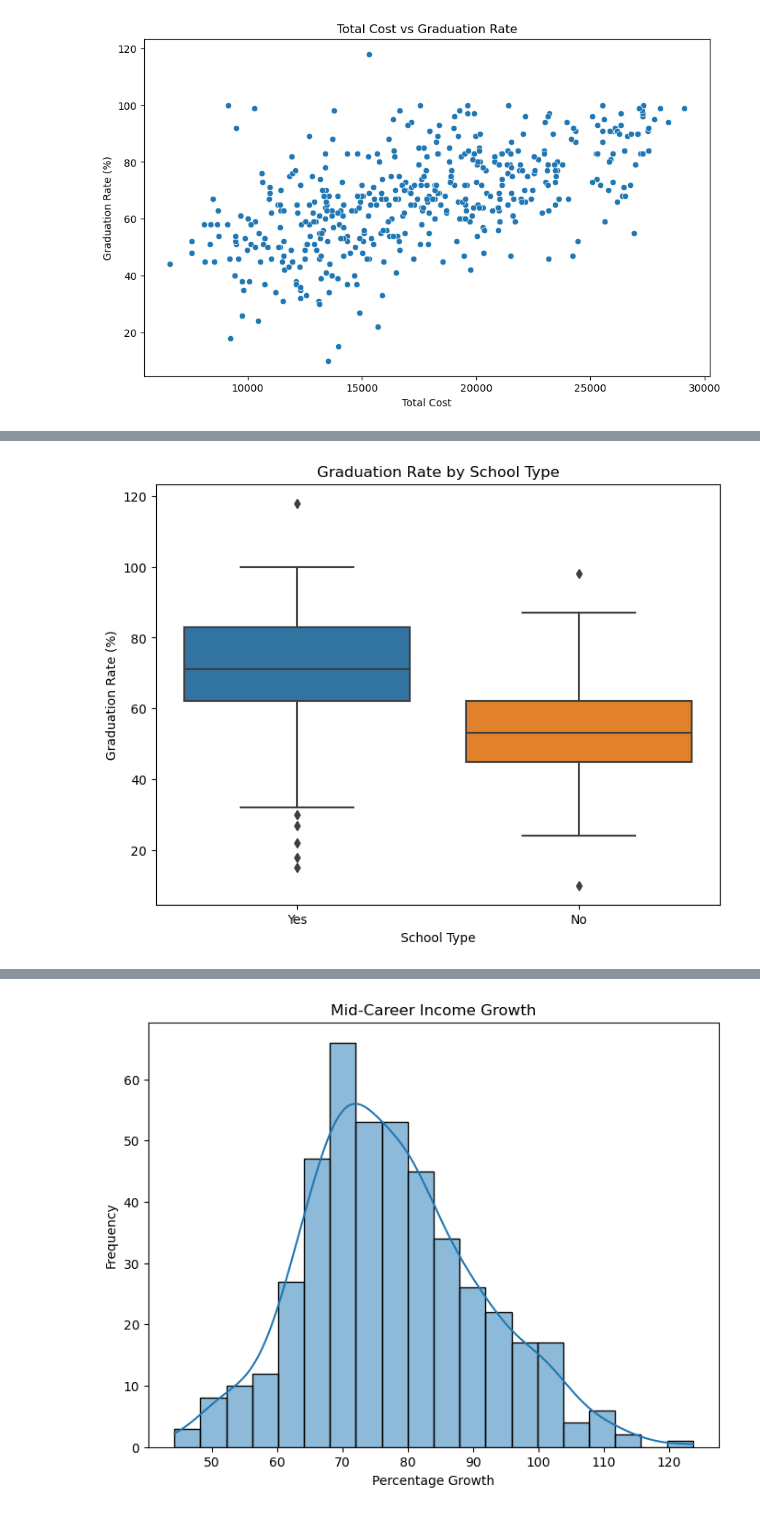
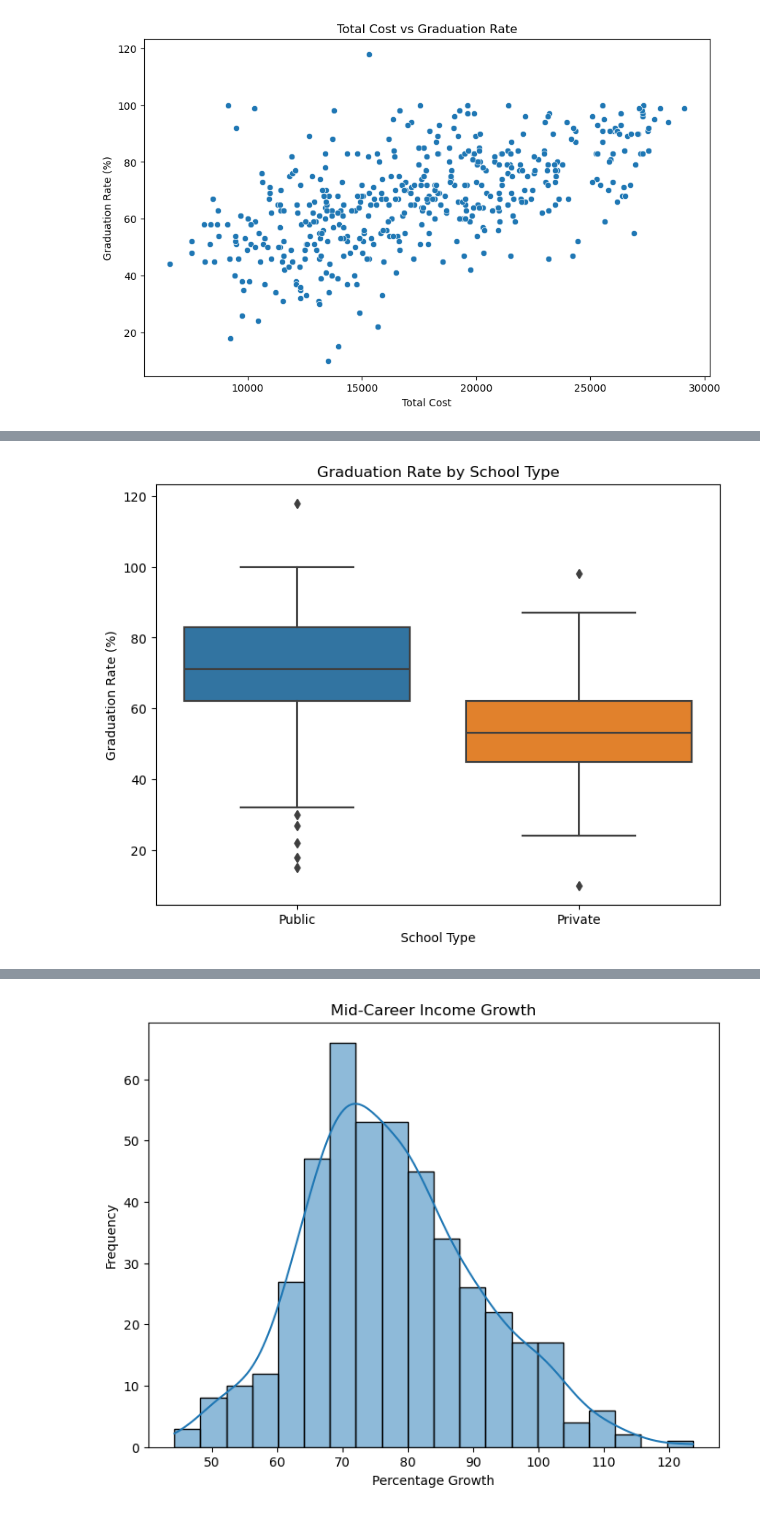
Before and after one commit to sWeeks99/Education_Trends_and_Opportunities, a Jupyter notebook: gulsens_analysis/gulsens_analysis.ipynb, the cells around one changed output, grey strips where cells are left out. Cells and saved outputs as stored; diff of their text form; code cells hidden in the pictures.

```diff
--- a/gulsens_analysis/gulsens_analysis.ipynb
+++ b/gulsens_analysis/gulsens_analysis.ipynb
@@ -218,13 +222,14 @@ plt.show()
 # %%
 # Box plot: Graduation Rate by School Type
 plt.figure(figsize=(8, 6))
 sns.boxplot(x='Private', y='% Grad rate', data=merged_data)
 plt.title('Graduation Rate by School Type')
 plt.xlabel('School Type')
 plt.ylabel('Graduation Rate (%)')
+plt.xticks(ticks=[0, 1], labels=['Public', 'Private'])
 plt.show()
 # %% [output]
-[figure, old version]
+[figure, new version]
 # %%
 # Box plot: Starting Median Income by School Type
 plt.figure(figsize=(8, 6))
```
Also changed, not shown: parts of 9 cells of this notebook.
